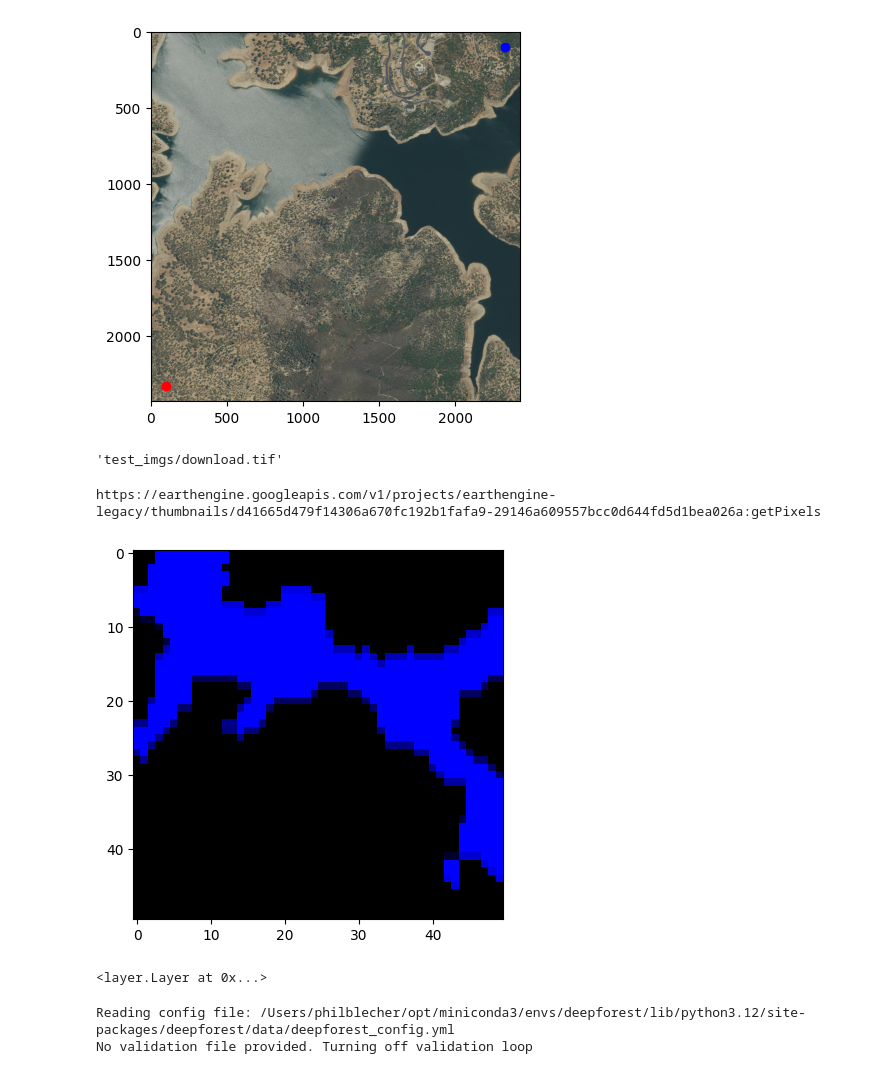
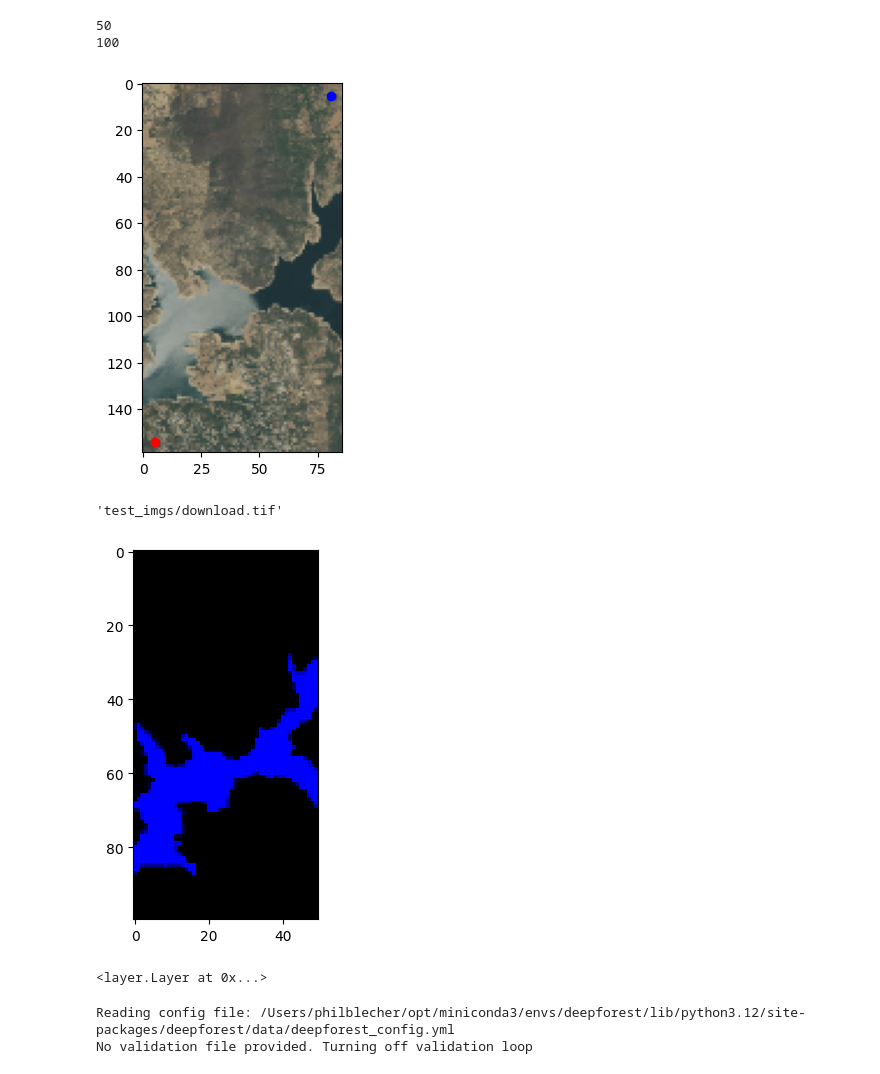
Before and after one commit to pilipb/BioAI, a Jupyter notebook: test.ipynb, the cells around one changed output. Saved outputs shown, nothing was run; the diff lists cells and outputs as text; code cells hidden in the pictures.

```diff
--- a/test.ipynb
+++ b/test.ipynb
@@ -1,23 +1,25 @@
 # %%
 from layer import *
 # %%
-point_a = [-121.093088, 38.760719]
-point_b = [-121.0730881, 38.740719]
+point_a = [-121.093088, 38.770719]
+point_b = [-121.0730881, 38.730719]
 rows, cols = 50, 50
 
-
-grid_layers = Grid_Layers(point_a, point_b, rows, cols, buffer_dist=100)
+# point a is in red
+grid_layers = Grid_Layers(point_a, point_b, cols, buffer_dist=150)
+# %% [output]
+50
+100
 # %%
-grid_layers.get_image(plot=True, resolution=10)
+grid_layers.get_image(plot=True, resolution=30)
 # %% [output]
-[figure, old version]
+[figure, new version]
 'test_imgs/download.tif'
 # %%
-grid_layers.river_grid(plot=True, resolution=50)
+grid_layers.river_grid(plot=True, resolution=30)
 # %% [output]
+[figure, new version]
-https://earthengine.googleapis.com/v1/projects/earthengine-legacy/thumbnails/d41665d479f14306a670fc192b1fafa9-29146a609557bcc0d644fd5d1bea026a:getPixels
+<layer.Layer at 0x...>
-[figure, old version]
-<layer.Layer at 0x...>
 # %%
 grid_layers.tree_grid(plot=True)
 # %% [output]
```
Also changed, not shown: 1 other file.
